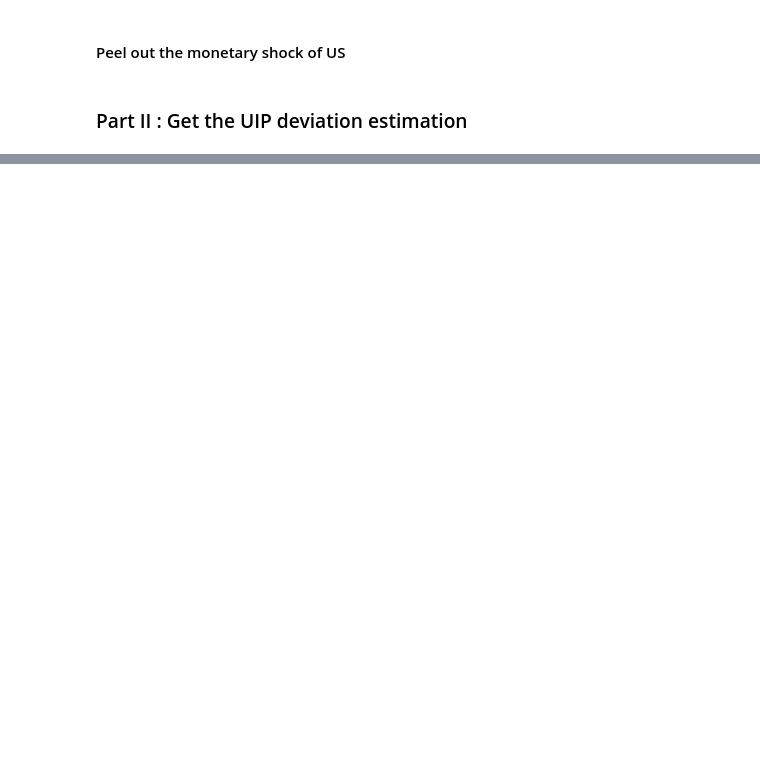
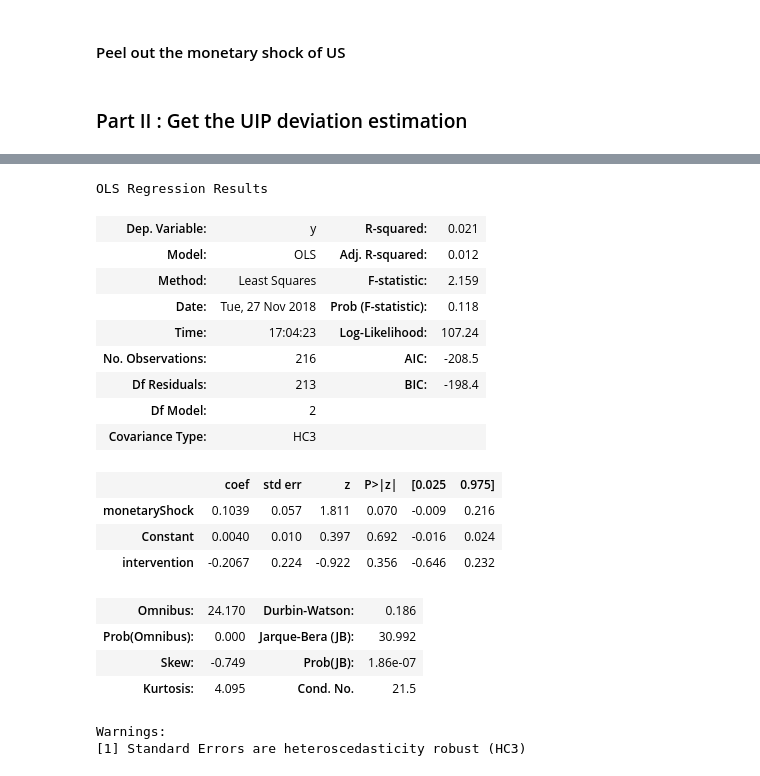
Before and after one commit to YimoZhu/EconResearch, a Jupyter notebook: USDGBP.ipynb, the cells around one changed output, grey strips where cells are left out. Cells and saved outputs as stored; diff of their text form; code cells hidden in the pictures; blank space fills up the shorter version.

```diff
--- a/USDGBP.ipynb
+++ b/USDGBP.ipynb
@@ -104,0 +201,31 @@ monetaryShock = taylorResult.resid
+# %%
+#Adding a exchange rate lag term
+exch_lag = exch - exch.shift()
+exch_lag = exch_lag[start:end]
+intervn = pd.Series([grabNearest(x,exch_lag) for x in timeline],index=timeline,name="intervention")
+indep["intervention"] = intervn
+model2 = sm.OLS(pt,indep)
+result2 = model2.fit(cov_type="HC3")
+# %%
+result2.summary()
+# %% [output]
+OLS Regression Results
+| Dep. Variable: | y | R-squared: | 0.021 |
+| Model: | OLS | Adj. R-squared: | 0.012 |
+| Method: | Least Squares | F-statistic: | 2.159 |
+| Date: | Tue, 27 Nov 2018 | Prob (F-statistic): | 0.118 |
+| Time: | 17:04:23 | Log-Likelihood: | 107.24 |
+| No. Observations: | 216 | AIC: | -208.5 |
+| Df Residuals: | 213 | BIC: | -198.4 |
+| Df Model: | 2 |  |  |
+| Covariance Type: | HC3 |  |  |
+|  | coef | std err | z | P>|z| | [0.025 | 0.975] |
+| monetaryShock | 0.1039 | 0.057 | 1.811 | 0.070 | -0.009 | 0.216 |
+| Constant | 0.0040 | 0.010 | 0.397 | 0.692 | -0.016 | 0.024 |
+| intervention | -0.2067 | 0.224 | -0.922 | 0.356 | -0.646 | 0.232 |
+| Omnibus: | 24.170 | Durbin-Watson: | 0.186 |
+| Prob(Omnibus): | 0.000 | Jarque-Bera (JB): | 30.992 |
+| Skew: | -0.749 | Prob(JB): | 1.86e-07 |
+| Kurtosis: | 4.095 | Cond. No. | 21.5 |
+Warnings:
+[1] Standard Errors are heteroscedasticity robust (HC3)
```
Also changed, not shown: parts of 10 cells of this notebook, 2 other files.
